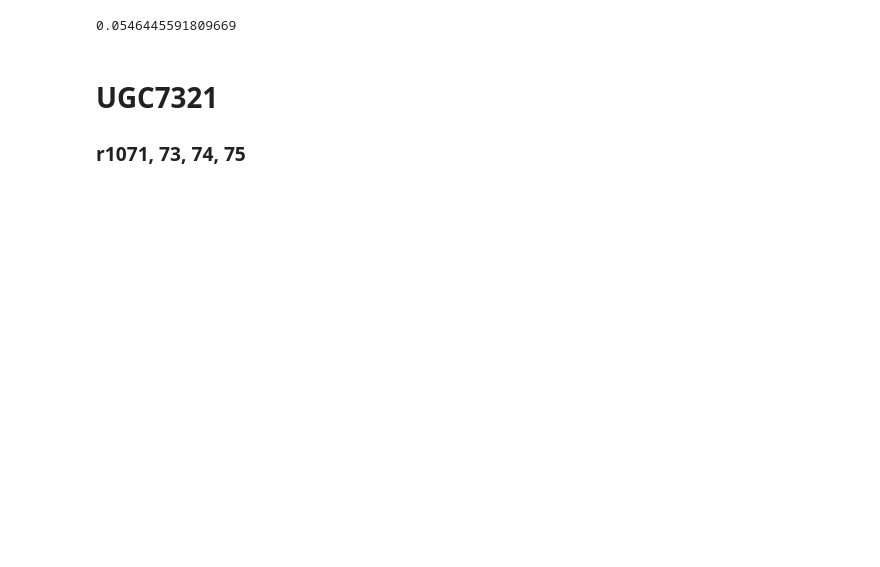
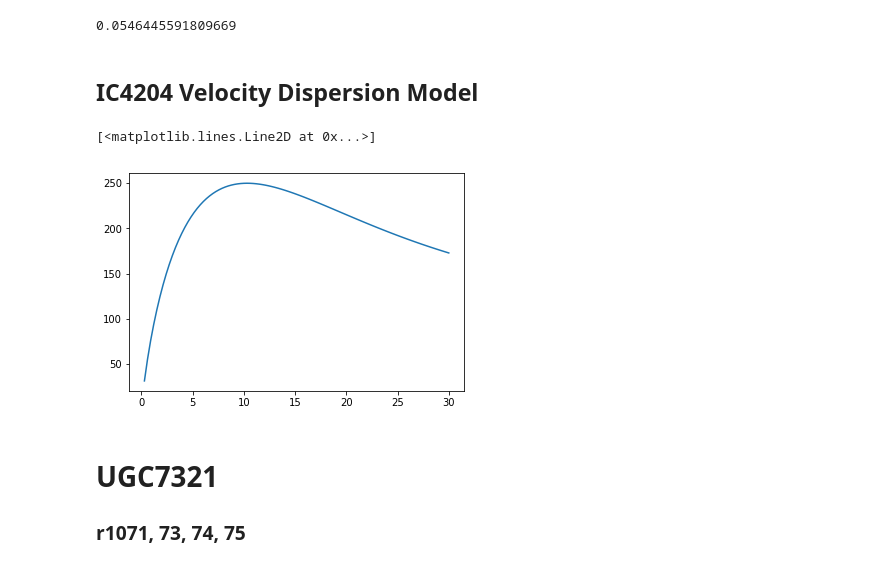
Before and after one commit to rqguan/Class-Code, a Jupyter notebook: Shane_Redu&Cali.ipynb, the cells around one changed output. Drawn from its saved outputs; the diff is of its cells as text; code cells hidden in the pictures; blank space fills up the shorter version.

```diff
--- a/Shane_Redu&Cali.ipynb
+++ b/Shane_Redu&Cali.ipynb
@@ -334,6 +343,40 @@ pixel_ind = 5.775953067e-15 * 9.4607e12 #km
 pixel_ind
 # %% [output]
 0.0546445591809669
+# %% [markdown]
+## IC4204 Velocity Dispersion Model
+# %%
+model_v = []
+
+def V_SQ_R(R):
+    G = 4.302e-6 #m3 kg-1 s-2
+
+    m_stellar = 180e9
+    Rd = 4.8
+    sigma_0 = m_stellar/(2*np.pi*Rd**2)
+    y = R/(2*Rd)
+
+    I0 = sp.iv(0,y)
+    I1 = sp.iv(1,y)
+
+    K0 = sp.kv(0,y)
+    K1 = sp.kv(1,y)
+
+    V2 = 4*np.pi*G*sigma_0*Rd*(y**2)*(I0*K0-I1*K1)
+    v = np.sqrt(V2)
+    return v
+
+for i in np.linspace(0,30,100):
+    modelv = V_SQ_R(i)
+    model_v.append(modelv)
+
+
+# now model_v is the set of model velocity
+
+plt.plot(np.linspace(0,30,100),model_v)
+# %% [output]
+[<matplotlib.lines.Line2D at 0x...>]
+[figure, added]
 # %% [markdown]
 # UGC7321
 ### r1071, 73, 74, 75
```
Also changed, not shown: parts of 5 cells of this notebook.
